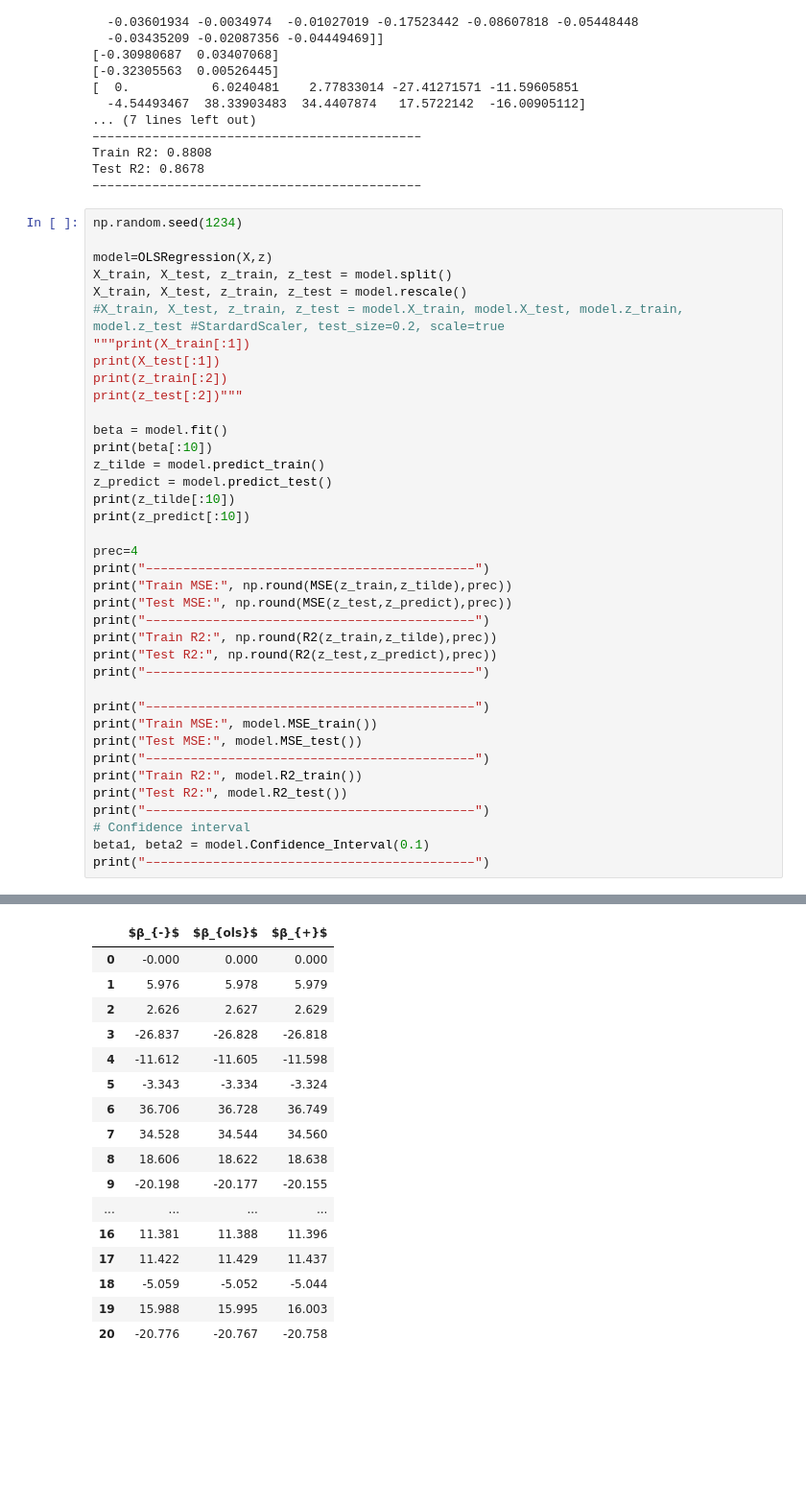
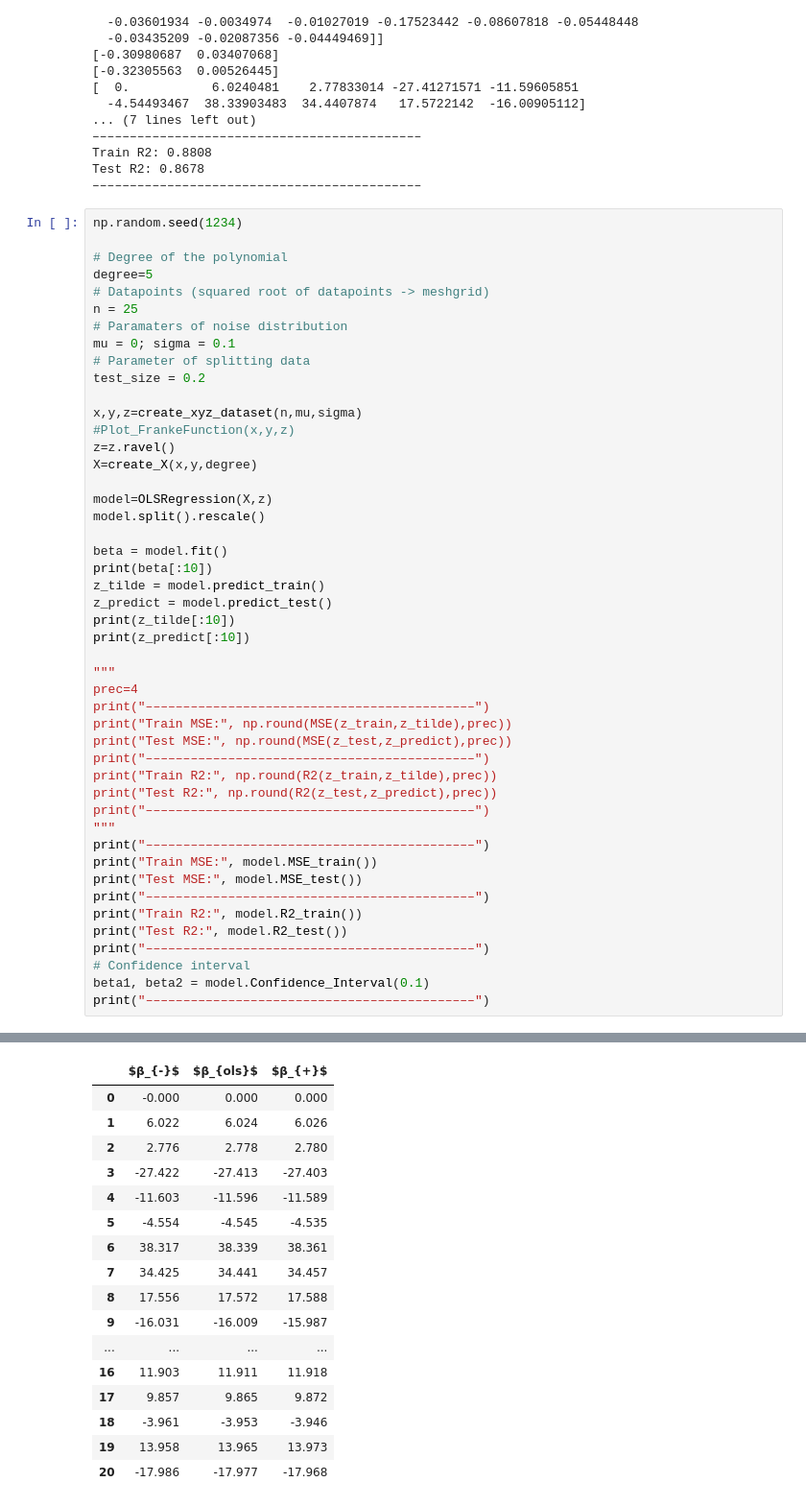
Before and after one commit to adelezaini/MachineLearning, a Jupyter notebook: Projects/Untitled1.ipynb, the cells around one changed output, grey strips where cells are left out. Shown at 96% size. Saved outputs shown, nothing was run; the diff lists cells and outputs as text; blank space fills up the shorter version.

```diff
--- a/Projects/Untitled1.ipynb
+++ b/Projects/Untitled1.ipynb
@@ -497,14 +672,22 @@ Test R2: 0.8678
 # %%
 np.random.seed(1234)
 
+# Degree of the polynomial
+degree=5
+# Datapoints (squared root of datapoints -> meshgrid)
+n = 25
+# Paramaters of noise distribution
+mu = 0; sigma = 0.1
+# Parameter of splitting data
+test_size = 0.2
+
+x,y,z=create_xyz_dataset(n,mu,sigma)
+#Plot_FrankeFunction(x,y,z)
+z=z.ravel()
+X=create_X(x,y,degree)
+
 model=OLSRegression(X,z)
-X_train, X_test, z_train, z_test = model.split()
-X_train, X_test, z_train, z_test = model.rescale()
-#X_train, X_test, z_train, z_test = model.X_train, model.X_test, model.z_train, model.z_test #StardardScaler, test_size=0.2, scale=true
-"""print(X_train[:1])
-print(X_test[:1])
-print(z_train[:2])
-print(z_test[:2])"""
+model.split().rescale()
 
 beta = model.fit()
 print(beta[:10])
@@ -513,6 +696,7 @@ z_predict = model.predict_test()
 print(z_tilde[:10])
 print(z_predict[:10])
 
+"""
 prec=4
 print("––––––––––––––––––––––––––––––––––––––––––––")
 print("Train MSE:", np.round(MSE(z_train,z_tilde),prec))
@@ -521,7 +705,7 @@ print("––––––––––––––––––––––––
 print("Train R2:", np.round(R2(z_train,z_tilde),prec))
 print("Test R2:", np.round(R2(z_test,z_predict),prec))
 print("––––––––––––––––––––––––––––––––––––––––––––")
-
+"""
 print("––––––––––––––––––––––––––––––––––––––––––––")
 print("Train MSE:", model.MSE_train())
 print("Test MSE:", model.MSE_test())
@@ -551,20 +732,20 @@ Test R2: 0.8453
 ––––––––––––––––––––––––––––––––––––––––––––
 Confidence interval of β-estimator at 95 %:
 |  | $β_{-}$ | $β_{ols}$ | $β_{+}$ |
 | 0 | -0.000 | 0.000 | 0.000 |
-| 1 | 5.976 | 5.978 | 5.979 |
-| 2 | 2.626 | 2.627 | 2.629 |
-| 3 | -26.837 | -26.828 | -26.818 |
-| 4 | -11.612 | -11.605 | -11.598 |
-| 5 | -3.343 | -3.334 | -3.324 |
-| 6 | 36.706 | 36.728 | 36.749 |
-| 7 | 34.528 | 34.544 | 34.560 |
-| 8 | 18.606 | 18.622 | 18.638 |
-| 9 | -20.198 | -20.177 | -20.155 |
+| 1 | 6.022 | 6.024 | 6.026 |
+| 2 | 2.776 | 2.778 | 2.780 |
+| 3 | -27.422 | -27.413 | -27.403 |
+| 4 | -11.603 | -11.596 | -11.589 |
+| 5 | -4.554 | -4.545 | -4.535 |
+| 6 | 38.317 | 38.339 | 38.361 |
+| 7 | 34.425 | 34.441 | 34.457 |
+| 8 | 17.556 | 17.572 | 17.588 |
+| 9 | -16.031 | -16.009 | -15.987 |
 | ... | ... | ... | ... |
-| 16 | 11.381 | 11.388 | 11.396 |
-| 17 | 11.422 | 11.429 | 11.437 |
-| 18 | -5.059 | -5.052 | -5.044 |
-| 19 | 15.988 | 15.995 | 16.003 |
-| 20 | -20.776 | -20.767 | -20.758 |
+| 16 | 11.903 | 11.911 | 11.918 |
+| 17 | 9.857 | 9.865 | 9.872 |
+| 18 | -3.961 | -3.953 | -3.946 |
+| 19 | 13.958 | 13.965 | 13.973 |
+| 20 | -17.986 | -17.977 | -17.968 |
 ––––––––––––––––––––––––––––––––––––––––––––
```
Also changed, not shown: parts of 3 cells of this notebook, 8 other files.
